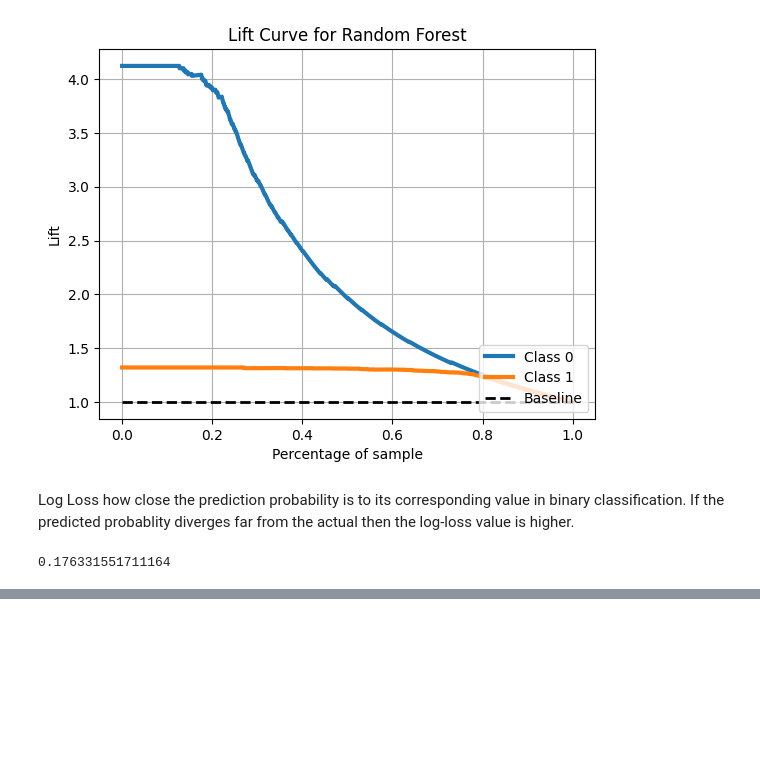
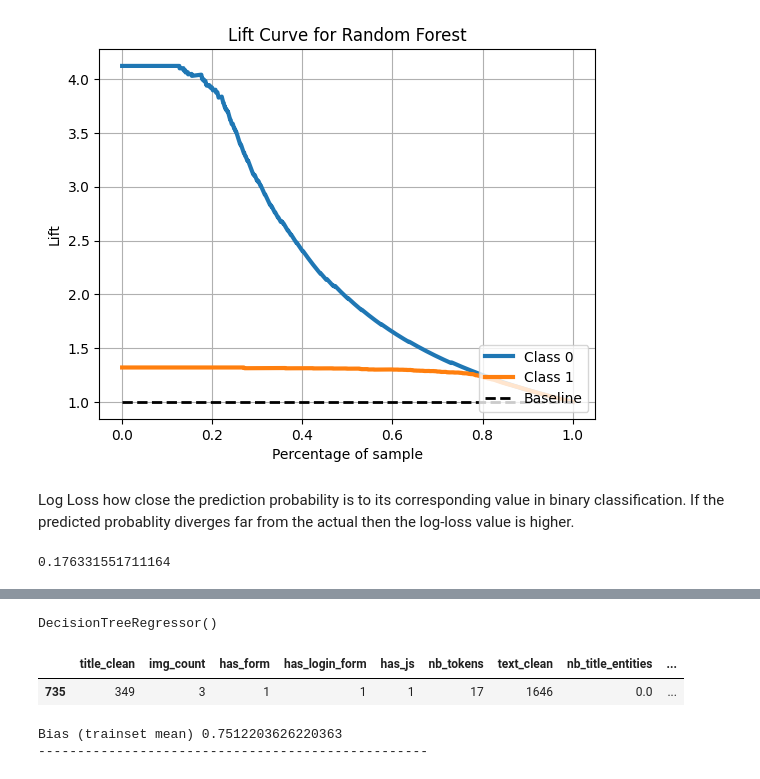
Before and after one commit to DeepCodeSec/ml1000-p3, a Jupyter notebook: notebooks/group_1_project_rf.ipynb, the cells around one changed output, grey strips where cells are left out. Saved outputs shown, nothing was run; the diff lists cells and outputs as text; code cells hidden in the pictures; blank space fills up the shorter version.

```diff
--- a/notebooks/group_1_project_rf.ipynb
+++ b/notebooks/group_1_project_rf.ipynb
@@ -859,0 +889,17 @@ logloss
+# %%
+from treeinterpreter import treeinterpreter as ti
+from sklearn.tree import DecisionTreeRegressor
+from sklearn.ensemble import RandomForestRegressor
+
+rf = RandomForestRegressor()
+dt = DecisionTreeRegressor()
+
+dt.fit(X_train, y_train)
+# %% [output]
+DecisionTreeRegressor()
+# %%
+instances = X_test.loc[[735]]
+instances
+# %% [output]
+|  | title_clean | img_count | has_form | has_login_form | has_js | nb_tokens | text_clean | nb_title_entities | ... |
+| 735 | 349 | 3 | 1 | 1 | 1 | 17 | 1646 | 0.0 | ... |
@@ -859,0 +908,15 @@ logloss
+# %%
+rf_ft_list = []
+for i in range(len(instances)):
+    #print("Instance", i)
+    print("Bias (trainset mean)", rf_bias[i])
+
+    #print("Feature contributions:")
+    for c, feature in sorted(zip(rf_contributions[i],
+                                 X.columns),
+                             key=lambda x: -abs(x[0])):
+       rf_ft_list.append((feature, round(c, 2)))
+    print("-"*50)
+# %% [output]
+Bias (trainset mean) 0.7512203626220363
+--------------------------------------------------
```
Also changed, not shown: parts of 19 cells of this notebook.
